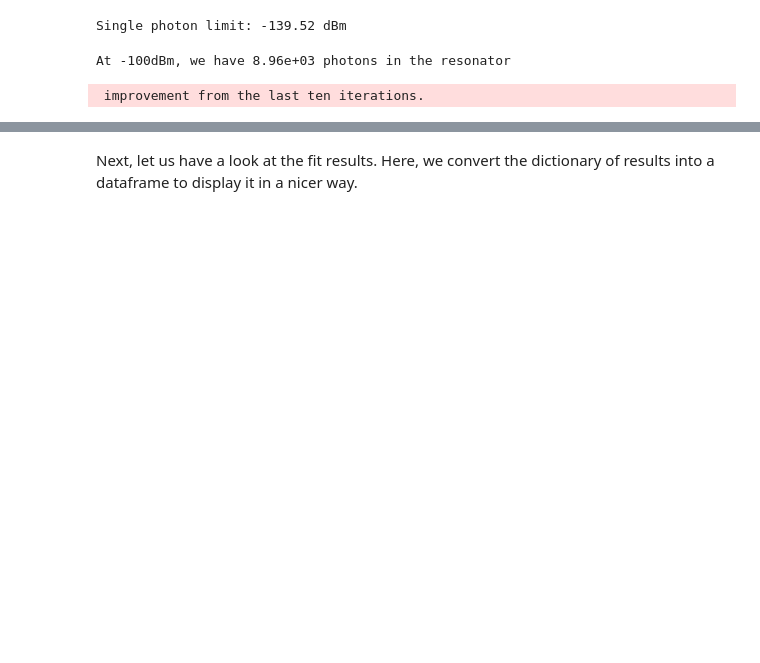
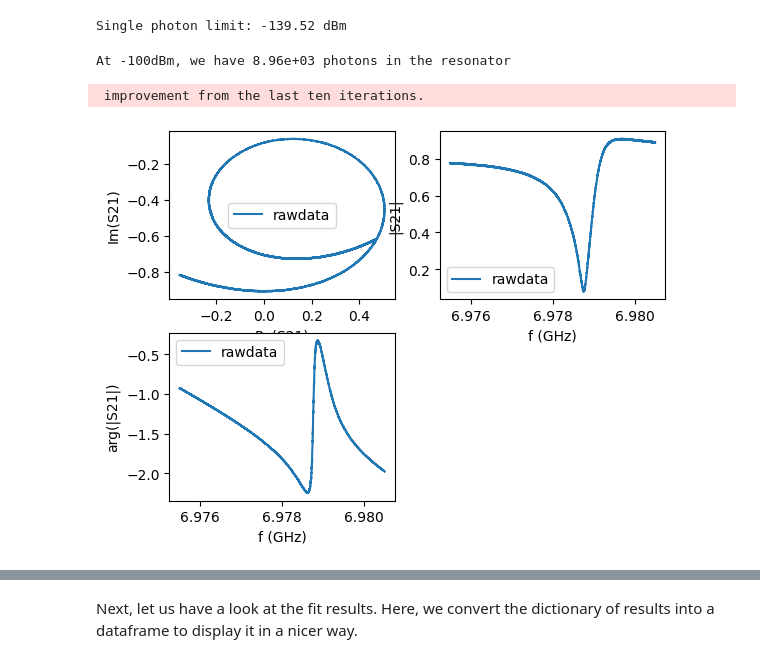
Before and after one commit to c12qe/rf-analysis-tools, a Jupyter notebook: notebook/pandas_circlefit_C12_36_I copy.ipynb, the cells around one changed output, grey strips where cells are left out. Saved outputs shown, nothing was run; the diff lists cells and outputs as text; code cells hidden in the pictures; blank space fills up the shorter version.

```diff
--- a/notebook/pandas_circlefit_C12_36_I copy.ipynb
+++ b/notebook/pandas_circlefit_C12_36_I copy.ipynb
@@ -151,8 +156,11 @@ port3.autofit()
 # %%
 # port3.do_calibration(
 #     f_data=peak1["readoutpulsefrequency"].values,
 #     z_data=peak1["I"].values - 1j * peak1["Q"].values,
 # )
+port3.plotrawdata()
+# %% [output]
+[figure, added]
 # %%
 port3.GUIfit()
 # %% [output]
```
Also changed, not shown: parts of 8 cells of this notebook, 2 other files.
